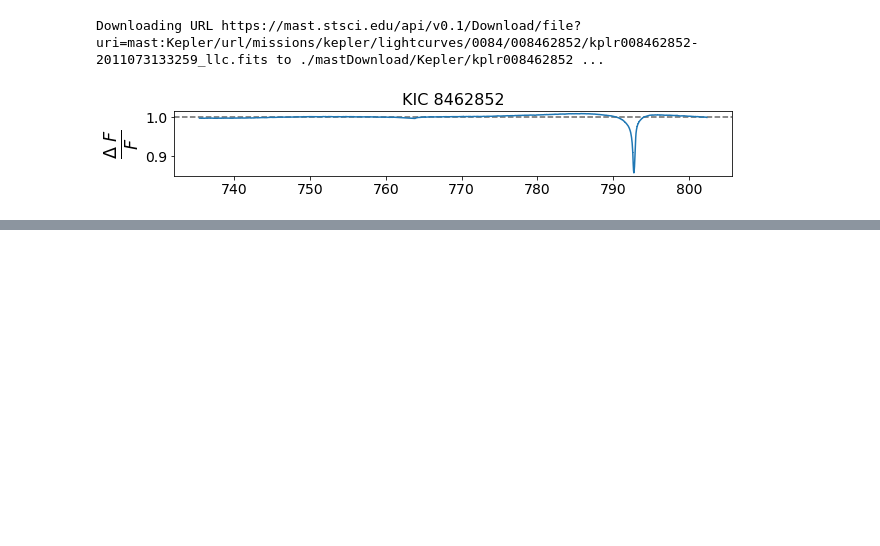
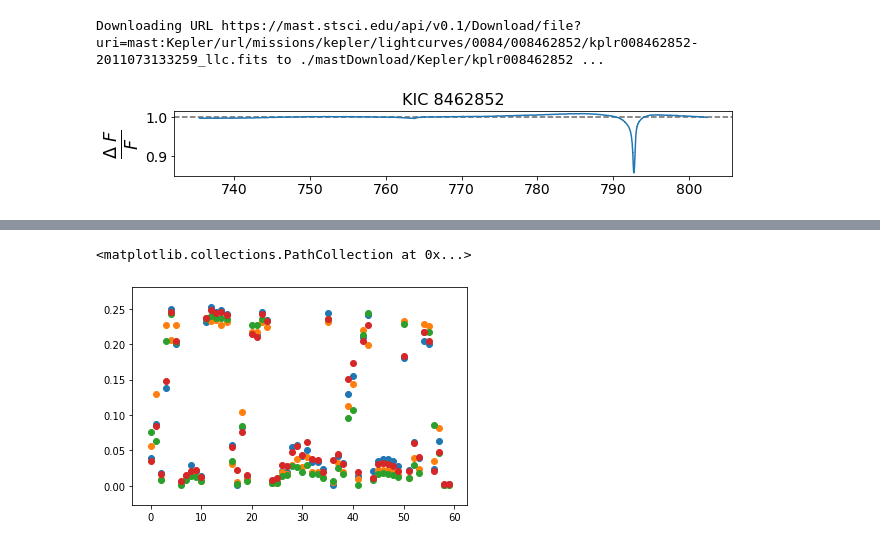
Before and after one commit to d-giles/KeplerML, a Jupyter notebook: notebooks/Scoring_parameters.ipynb, the cells around one changed output, grey strips where cells are left out. Cells and saved outputs as stored; diff of their text form; code cells hidden in the pictures; blank space fills up the shorter version.

```diff
--- a/notebooks/Scoring_parameters.ipynb
+++ b/notebooks/Scoring_parameters.ipynb
@@ -1392,0 +1534,4 @@ file_df.head().iloc[:,:3].to_csv('llc_files')
+# %%
+
+red_data11, pca11 = pca_red(Q_dict['Q11'].data)
+red_data16, pca16 = pca_red(Q_dict['Q16'].data)
@@ -1392,0 +1550,8 @@ file_df.head().iloc[:,:3].to_csv('llc_files')
+# %%
+plt.scatter(range(60),abs(pca4.components_[0]))
+plt.scatter(range(60),abs(pca8.components_[0]))
+plt.scatter(range(60),abs(pca11.components_[0]))
+plt.scatter(range(60),abs(pca16.components_[0]))
+# %% [output]
+<matplotlib.collections.PathCollection at 0x...>
+[figure, added]
```
Also changed, not shown: parts of 29 cells of this notebook.
